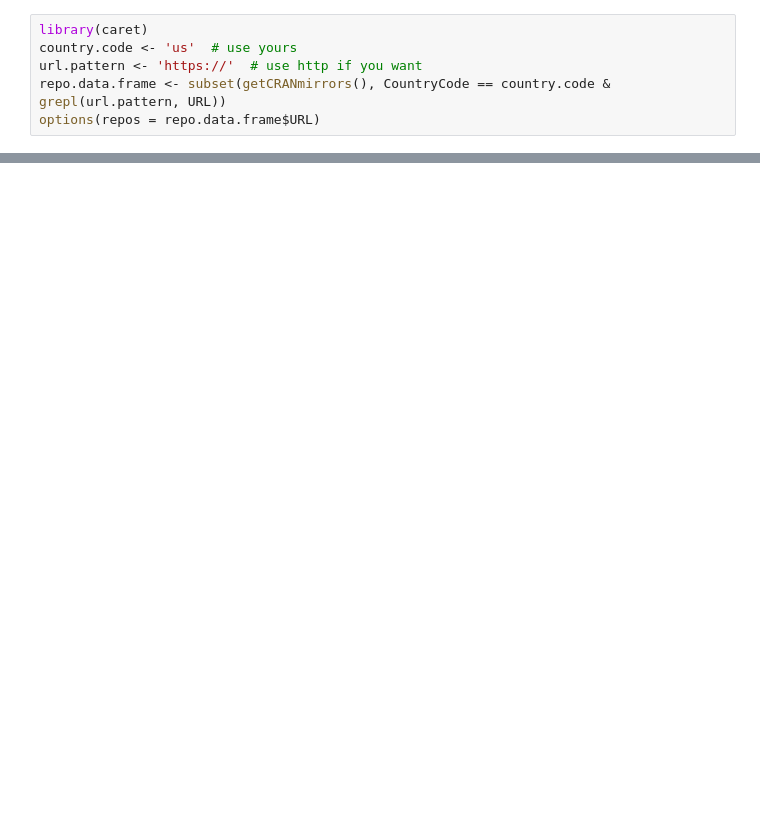
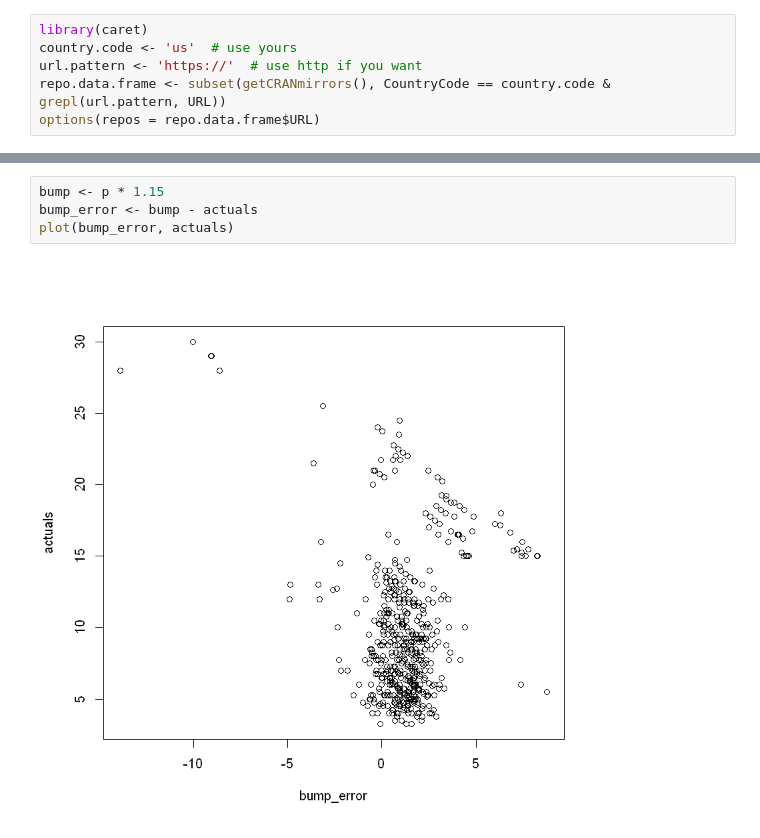
Before and after one commit to HubCatz202/cpi_model, a Jupyter notebook: CPI_Model.ipynb, the cells around one changed output, grey strips where cells are left out. Cells and saved outputs as stored; diff of their text form; blank space fills up the shorter version.

```diff
--- a/CPI_Model.ipynb
+++ b/CPI_Model.ipynb
@@ -100,0 +173,6 @@ F-statistic: 319.8 on 8 and 916 DF,  p-value: < 2.2e-16
+# %%
+bump <- p * 1.15
+bump_error <- bump - actuals
+plot(bump_error, actuals)
+# %% [output]
+[figure, added]
```
Also changed, not shown: parts of 10 cells of this notebook, 1 other file.
